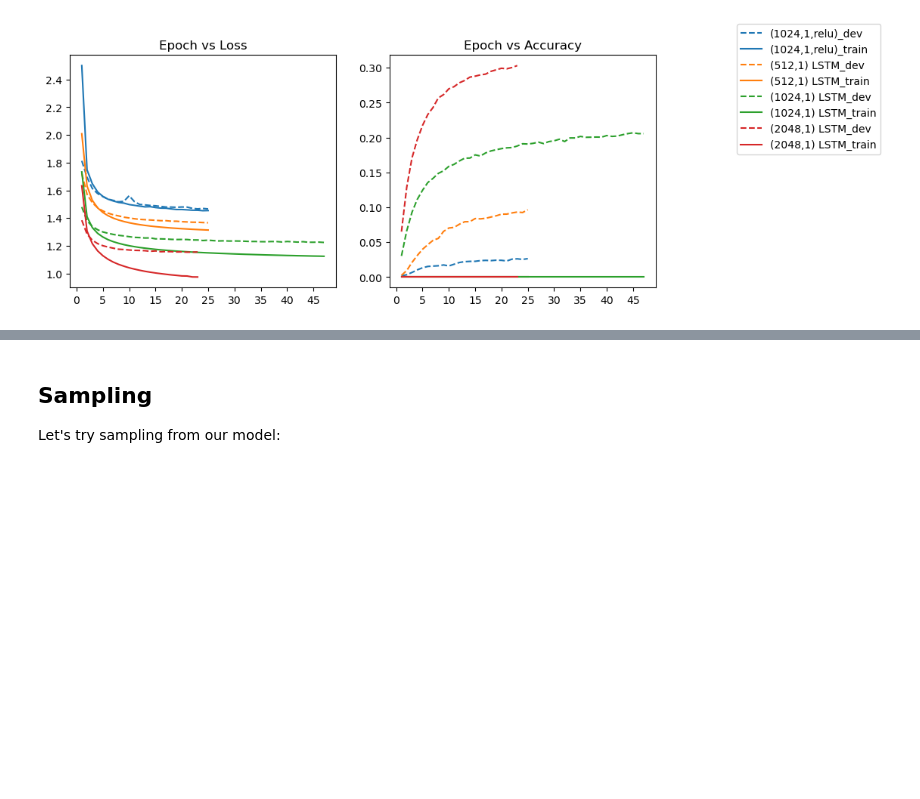
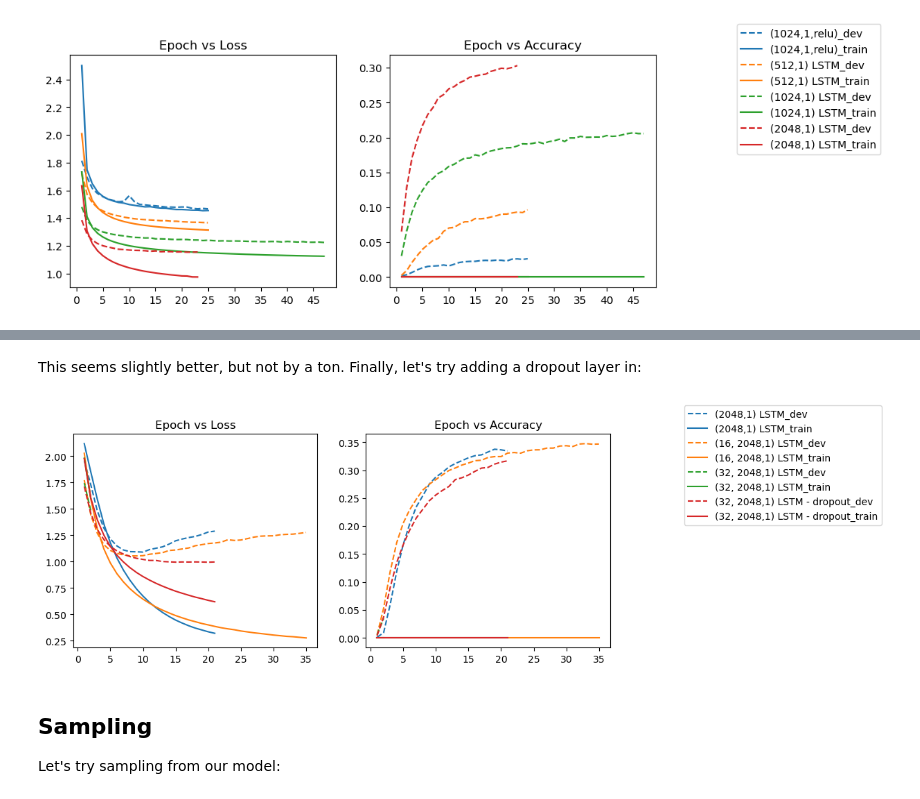
Before and after one commit to spennington/feyer, a Jupyter notebook: 17_char_model_analysis.ipynb, the cells around one changed output, grey strips where cells are left out. Cells and saved outputs as stored; diff of their text form; code cells hidden in the pictures; blank space fills up the shorter version.

```diff
--- a/17_char_model_analysis.ipynb
+++ b/17_char_model_analysis.ipynb
@@ -146,3 +177,15 @@ Seems like only including the answer is useful.
+# %% [markdown]
+This seems slightly better, but not by a ton. Finally, let's try adding a dropout layer in:
+# %%
+files = [
+    ('(2048,1) LSTM', 'training_results/lstm-2048-answer-loss/training-results.json'), # duplicates, 10 length max
+    ('(16, 2048,1) LSTM', 'training_results/lstm-2048-16-embed/training-results.json'), # duplicates, 10 length max
+    ('(32, 2048,1) LSTM', 'training_results/lstm-2048-32-embed/training-results.json'), # duplicates, 10 length max
+    ('(32, 2048,1) LSTM - dropout', 'training_results/lstm-2048-dropout-02/training-results.json'), # duplicates, 10 length max
+]
+plot_files(files)
+# %% [output]
+[figure, added]
 # %% [markdown]
 ## Sampling
 Let's try sampling from our model:
```
Also changed, not shown: parts of 14 cells of this notebook, 1 other file.
